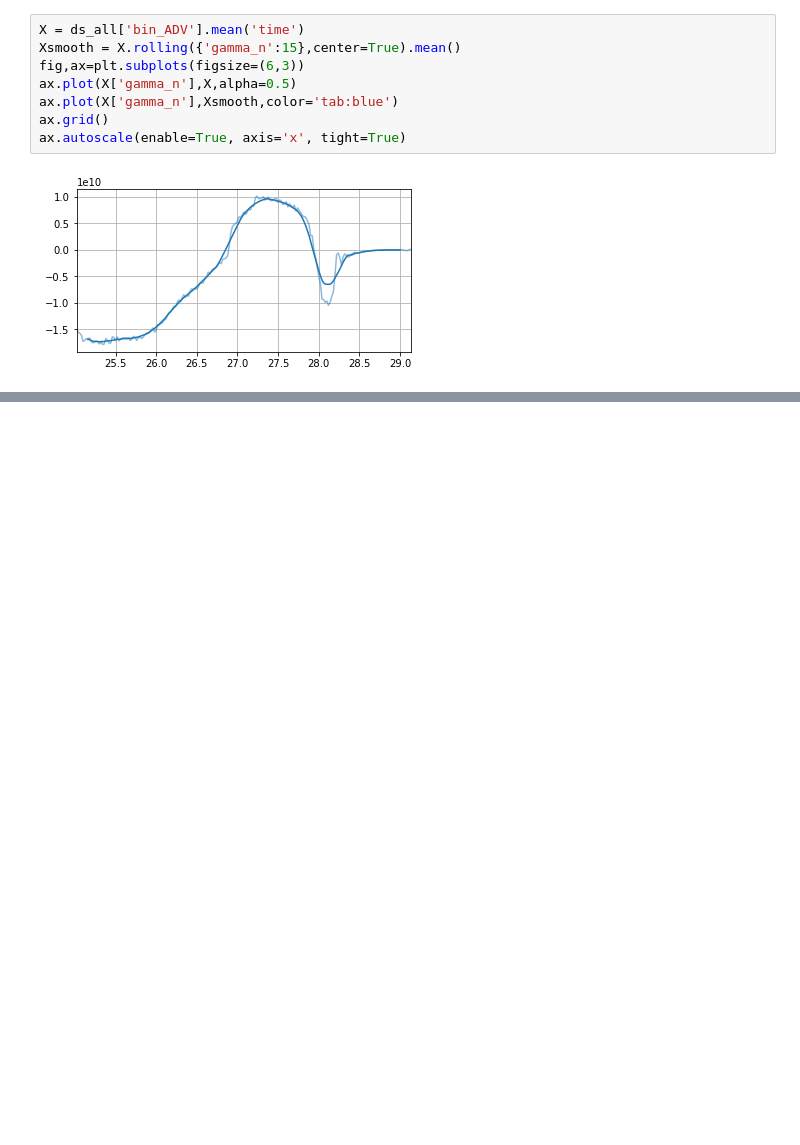
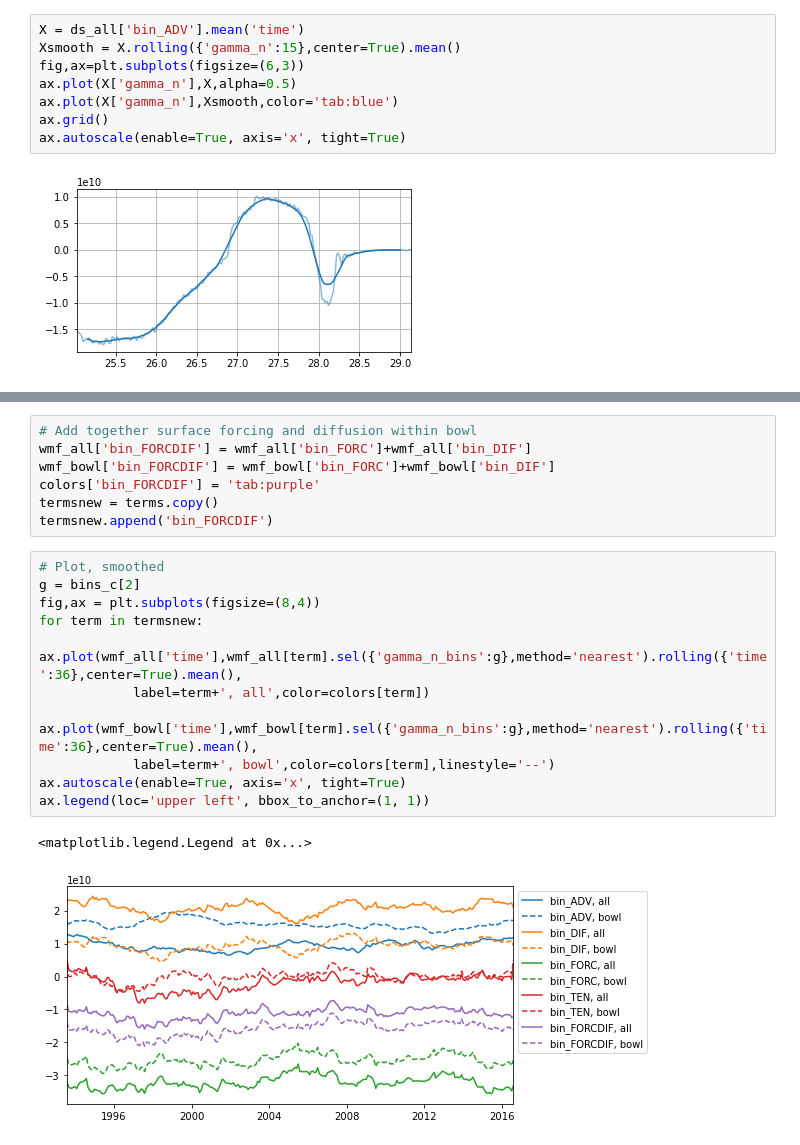
Before and after one commit to gmacgilchrist/so_decadal_variability, a Jupyter notebook: notebooks/ECCOv4r4/draw_wmt_watermasses.ipynb, the cells around one changed output, grey strips where cells are left out. Cells and saved outputs as stored; diff of their text form; blank space fills up the shorter version.

```diff
--- a/notebooks/ECCOv4r4/draw_wmt_watermasses.ipynb
+++ b/notebooks/ECCOv4r4/draw_wmt_watermasses.ipynb
@@ -81,0 +121,21 @@ mx,mn,c
+# %%
+# Add together surface forcing and diffusion within bowl
+wmf_all['bin_FORCDIF'] = wmf_all['bin_FORC']+wmf_all['bin_DIF']
+wmf_bowl['bin_FORCDIF'] = wmf_bowl['bin_FORC']+wmf_bowl['bin_DIF']
+colors['bin_FORCDIF'] = 'tab:purple'
+termsnew = terms.copy()
+termsnew.append('bin_FORCDIF')
+# %%
+# Plot, smoothed
+g = bins_c[2]
+fig,ax = plt.subplots(figsize=(8,4))
+for term in termsnew:
+    ax.plot(wmf_all['time'],wmf_all[term].sel({'gamma_n_bins':g},method='nearest').rolling({'time':36},center=True).mean(),
+            label=term+', all',color=colors[term])
+    ax.plot(wmf_bowl['time'],wmf_bowl[term].sel({'gamma_n_bins':g},method='nearest').rolling({'time':36},center=True).mean(),
+            label=term+', bowl',color=colors[term],linestyle='--')
+ax.autoscale(enable=True, axis='x', tight=True)
+ax.legend(loc='upper left', bbox_to_anchor=(1, 1))
+# %% [output]
+<matplotlib.legend.Legend at 0x...>
+[figure, added]
```
Also changed, not shown: parts of 12 cells of this notebook, 1 other file.
